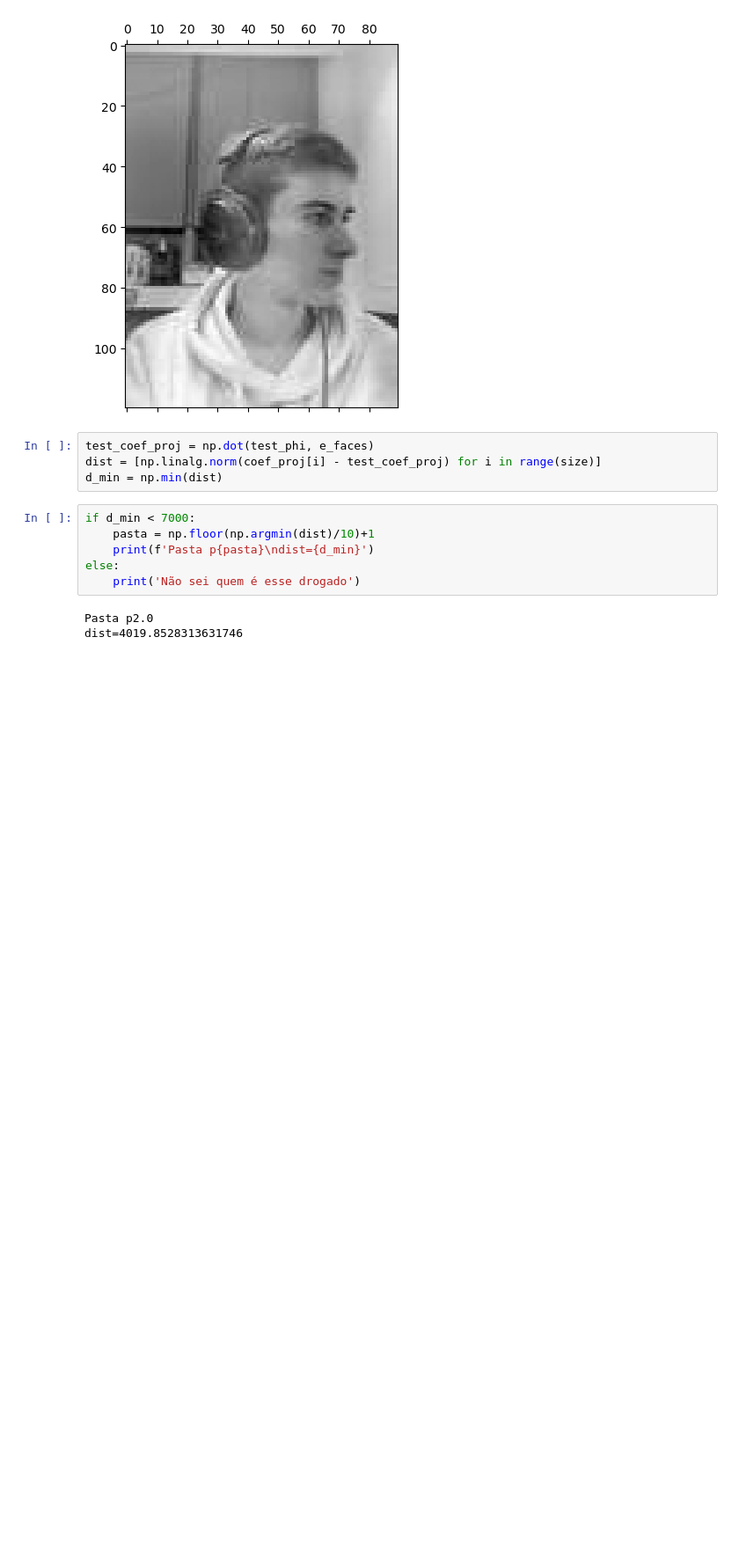
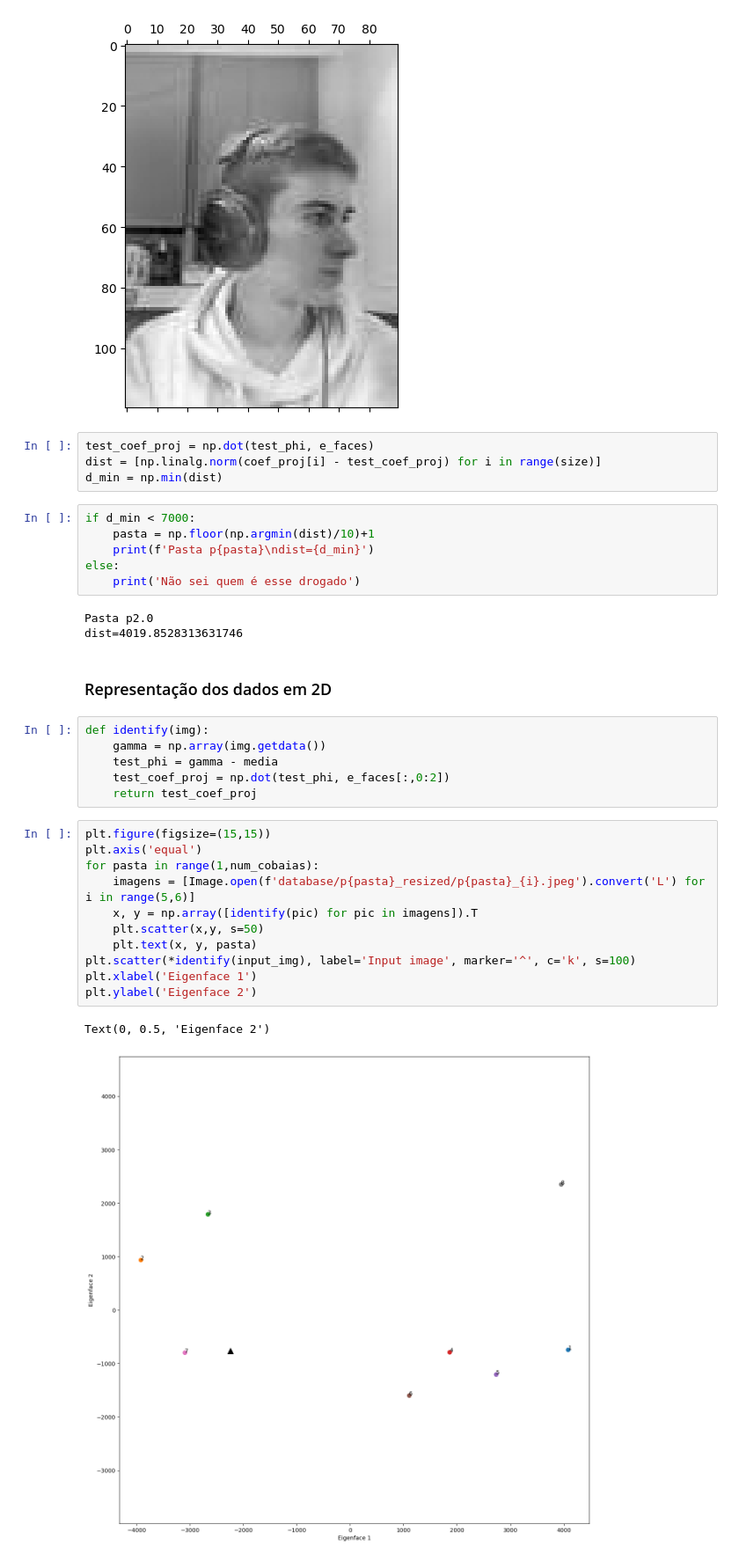
Before and after one commit to SimaoQuintela/MML-Eigenfaces, a Jupyter notebook: Eigenfaces.ipynb, the cells around one changed output. Shown at 88% size. Drawn from its saved outputs; the diff is of its cells as text; blank space fills up the shorter version.

Commit message:
ADD: Add visualization

```diff
--- a/Eigenfaces.ipynb
+++ b/Eigenfaces.ipynb
@@ -82,3 +82,25 @@ else:
 # %% [output]
 Pasta p2.0
 dist=4019.8528313631746
+# %% [markdown]
+### Representação dos dados em 2D
+# %%
+def identify(img):
+    gamma = np.array(img.getdata())
+    test_phi = gamma - media
+    test_coef_proj = np.dot(test_phi, e_faces[:,0:2])
+    return test_coef_proj
+# %%
+plt.figure(figsize=(15,15))
+plt.axis('equal')
+for pasta in range(1,num_cobaias):
+    imagens = [Image.open(f'database/p{pasta}_resized/p{pasta}_{i}.jpeg').convert('L') for i in range(5,6)]
+    x, y = np.array([identify(pic) for pic in imagens]).T
+    plt.scatter(x,y, s=50)
+    plt.text(x, y, pasta)
+plt.scatter(*identify(input_img), label='Input image', marker='^', c='k', s=100)
+plt.xlabel('Eigenface 1')
+plt.ylabel('Eigenface 2')
+# %% [output]
+Text(0, 0.5, 'Eigenface 2')
+[figure, added]
```
Also changed, not shown: parts of 1 cell of this notebook.
